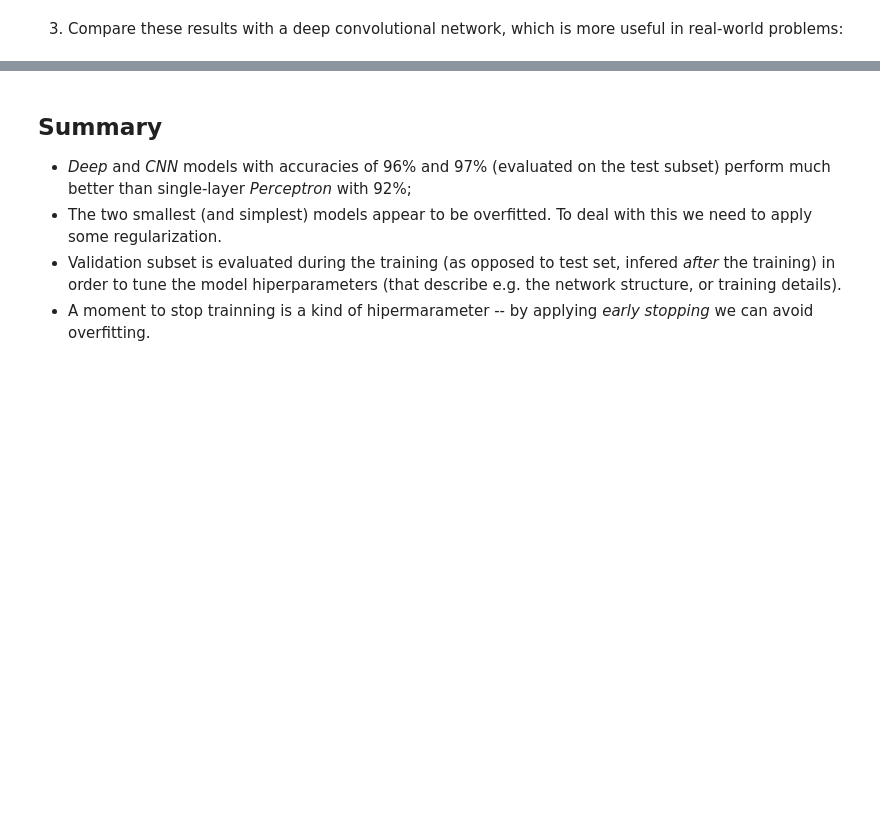
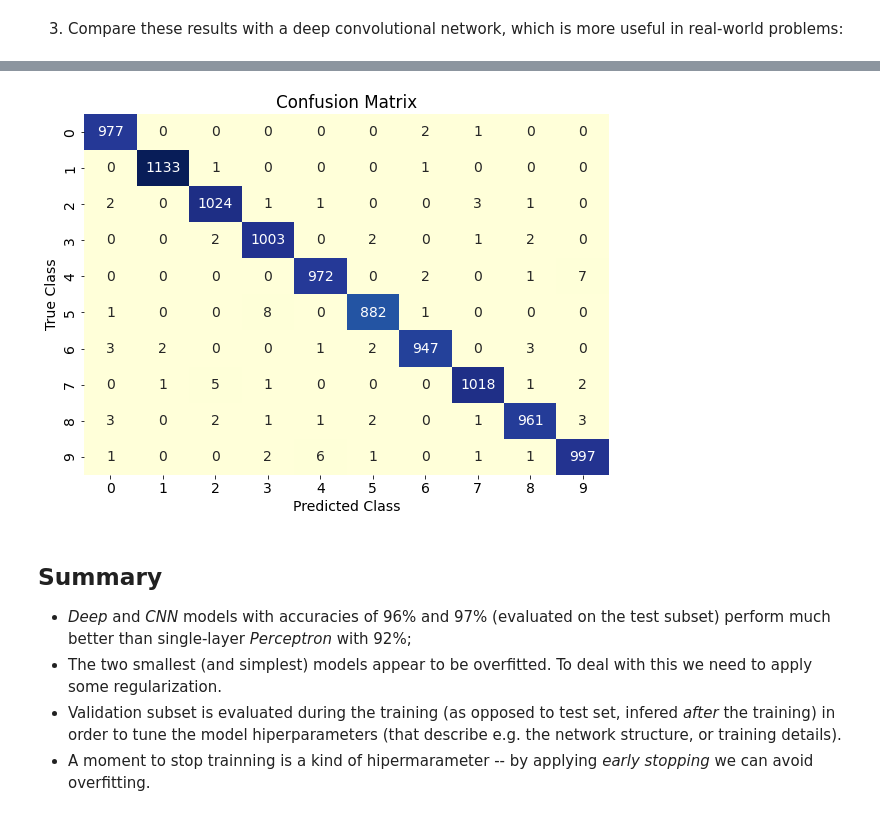
Before and after one commit to a-m-kacz/MLA, a Jupyter notebook: Kopia_notatnika_mnist_in_3_flavours.ipynb, the cells around one changed output, grey strips where cells are left out. Cells and saved outputs as stored; diff of their text form; code cells hidden in the pictures; blank space fills up the shorter version.

```diff
--- a/Kopia_notatnika_mnist_in_3_flavours.ipynb
+++ b/Kopia_notatnika_mnist_in_3_flavours.ipynb
@@ -460,3 +465,7 @@ Test set: Average loss: 0.0364, Accuracy: 9902/10000 (99%)
+# %%
+plot_confusion_matrix(model)
+# %% [output]
+[figure, added]
 # %% [markdown]
 ## Summary
 * *Deep* and *CNN* models with accuracies of 96% and 97% (evaluated on the test subset) perform much better than single-layer *Perceptron* with 92%;
```
Also changed, not shown: parts of 11 cells of this notebook.
